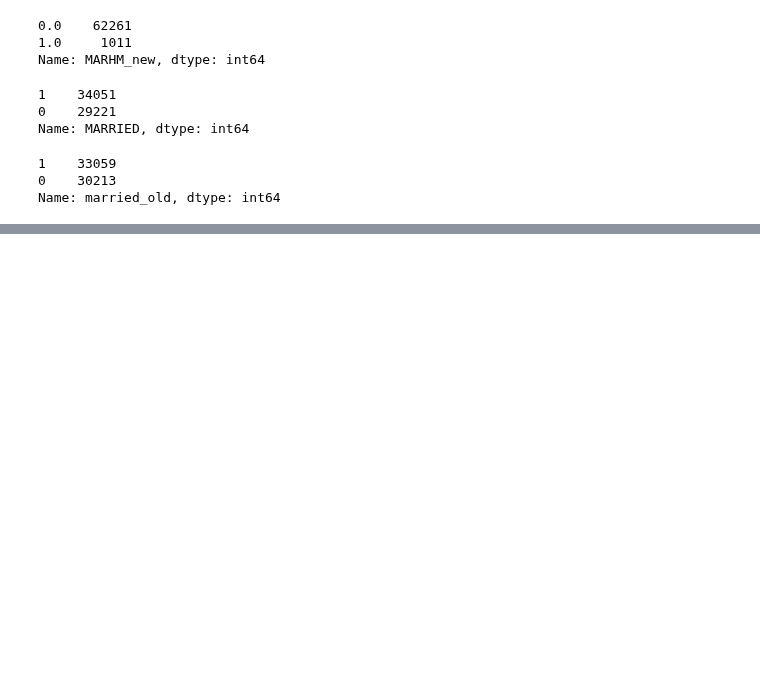
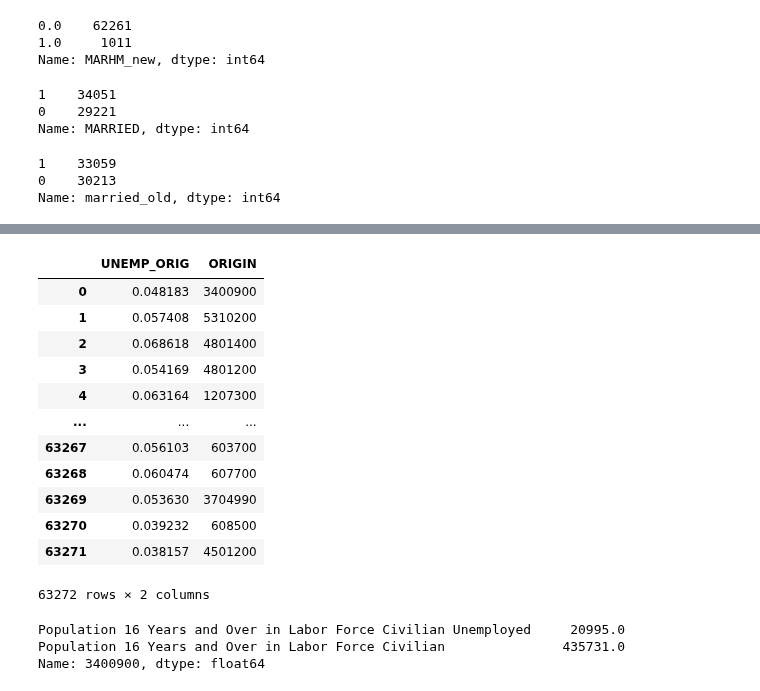
Before and after one commit to yianzhang14/us-migration-modeling, a Jupyter notebook: modeling.ipynb, the cells around one changed output, grey strips where cells are left out. Drawn from its saved outputs; the diff is of its cells as text; code cells hidden in the pictures; blank space fills up the shorter version.

```diff
--- a/modeling.ipynb
+++ b/modeling.ipynb
@@ -21,3 +21,24 @@ df.head()
+# %%
+df["MED"] = np.where(df["NAICS"] == "MED", 1, 0)
+df["MFG"] = np.where(df["NAICS"] == "MFG", 1, 0)
+df["RET"] = np.where(df["NAICS"] == "RET", 1, 0)
+df["EDU"] = np.where(df["NAICS"] == "EDU", 1, 0)
+df["ADM"] = np.where(df["NAICS"] == "ADM", 1, 0)
+df["FOD"] = np.where(df["NAICS"] == "FOD", 1, 0)
+df["PRF"] = np.where(df["NAICS"] == "PRF", 1, 0)
+df["TRN"] = np.where(df["NAICS"] == "TRN", 1, 0)
+df["SRV"] = np.where(df["NAICS"] == "SRV", 1, 0)
+df["FIN"] = np.where(df["NAICS"] == "FIN", 1, 0)
+df["WHL"] = np.where(df["NAICS"] == "WHL", 1, 0)
+df["AGR"] = np.where(df["NAICS"] == "AGR", 1, 0)
+df["PUB"] = np.where(df["NAICS"] == "PUB", 1, 0)
+df["INF"] = np.where(df["NAICS"] == "INF", 1, 0)
+df["ENT"] = np.where(df["NAICS"] == "ENT", 1, 0)
+df["REL"] = np.where(df["NAICS"] == "REL", 1, 0)
+df["UTL"] = np.where(df["NAICS"] == "UTL", 1, 0)
+df["EXT"] = np.where(df["NAICS"] == "EXT", 1, 0)
+df["MNG"] = np.where(df["NAICS"] == "MNG", 1, 0)
+df["CON"] = np.where(df["NAICS"] == "CON", 1, 0)
 # %%
 # clean up the database (Biogeme Database can only have numerical values)
 df = df.select_dtypes(['number'])
@@ -93,5 +114,5 @@ df["FEMALE"] = np.where(df["SEX"] == 0, 1, 0)
 # %%
 df["MARRIED"] = np.where(df["MAR"] == 1, 1, 0)
 # %%
-# df["child_old"] = np.where(df["child"] == df["REC_CHILD"], 0, df["child"])
-# df["child_old"].value_counts()
+df["child_old"] = np.where(df["child"] == df["REC_CHILD"], 0, df["child"])
+df["child_old"].value_counts()
@@ -122,6 +147,8 @@ df["married_old"].value_counts()
 1    33059
 0    30213
 Name: married_old, dtype: int64
+# %%
+df["MILITARY"] = np.where(df["MIL"] == 1, 1, 0)
 # %%
 # making the Biogeme Database that is used for the model estimation
 database = db.Database('us_data', df)
@@ -266,0 +320,16 @@ c_stay_rec_nomar          1.021067e-01    -5.832050  5.475050e-09
+# %%
+df[["UNEMP_ORIG", "ORIGIN"]]
+# %% [output]
+|  | UNEMP_ORIG | ORIGIN |
+| 0 | 0.048183 | 3400900 |
+| 1 | 0.057408 | 5310200 |
+| 2 | 0.068618 | 4801400 |
+| 3 | 0.054169 | 4801200 |
+| 4 | 0.063164 | 1207300 |
+| ... | ... | ... |
+| 63267 | 0.056103 | 603700 |
+| 63268 | 0.060474 | 607700 |
+| 63269 | 0.053630 | 3704990 |
+| 63270 | 0.039232 | 608500 |
+| 63271 | 0.038157 | 4501200 |
+63272 rows × 2 columns
@@ -266,0 +338,6 @@ c_stay_rec_nomar          1.021067e-01    -5.832050  5.475050e-09
+# %%
+migpuma_acs_data.loc[3400900, ["Population 16 Years and Over in Labor Force Civilian Unemployed", "Population 16 Years and Over in Labor Force Civilian"]]
+# %% [output]
+Population 16 Years and Over in Labor Force Civilian Unemployed     20995.0
+Population 16 Years and Over in Labor Force Civilian               435731.0
+Name: 3400900, dtype: float64
```
Also changed, not shown: parts of 8 cells of this notebook, 3 other files.
